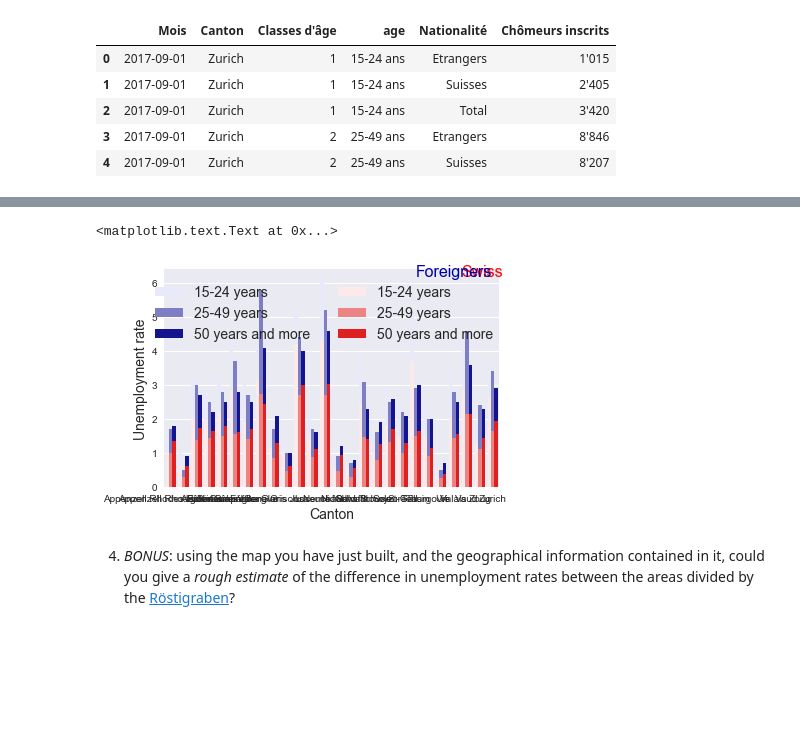
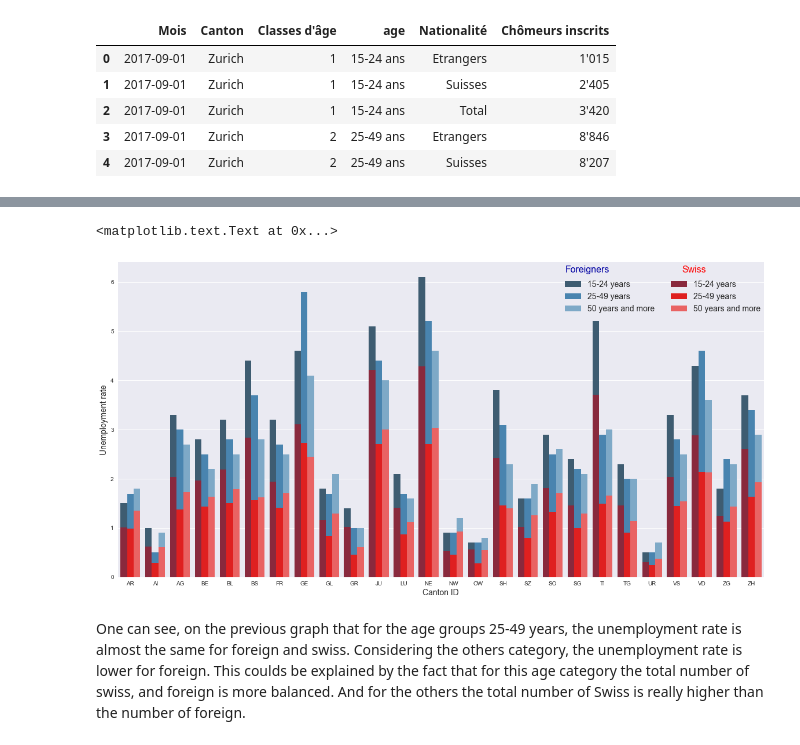
Before and after one commit to mathildemrt/ada, a Jupyter notebook: 03 - Interactive Viz/Homework3-2.ipynb, the cells around one changed output, grey strips where cells are left out. Drawn from its saved outputs; the diff is of its cells as text; code cells hidden in the pictures; blank space fills up the shorter version.

Commit message:
Tweaked some charts and maps.

```diff
--- a/03 - Interactive Viz/Homework3-2.ipynb
+++ b/03 - Interactive Viz/Homework3-2.ipynb
@@ -258,6 +257,8 @@ displaySwissMap(foreign_swiss,
 # Load data from xls spreadsheet to pandas dataframe
 classe_age = pd.read_excel('data/classe_age.xls',sheetname='classe_age.csv',skifooter=2)
 
+
+classe_age['Canton ID']=classe_age['Canton'].map(Canton_ID)
 
 #ENGLISH TRANSLATION:
 
@@ -272,5 +273,5 @@ classe_age = classe_age.rename(index=str, columns={
 
 classe_age = classe_age.sort_values('Unemployment rate', ascending=[0])
 
-classe_age= classe_age[['Canton','Age groups','Unemployment rate']]
+classe_age= classe_age[['Canton ID','Canton','Age groups','Unemployment rate']]
 # %% [markdown]
@@ -332,38 +336,38 @@ classe_age.tail()
 # %%
-fig = plt.figure()
+fig = plt.figure(figsize=(20,10))
 ax = fig.add_subplot(111)
 
 #Plot 1 - background - "total" (top) series
-a = sns.factorplot(x = 'Canton',
+a = sns.factorplot(x = 'Canton ID',
                    y = 'Unemployment rate',
-                   color = "#0000A3",
+                   palette="Blues_d",
                    hue='Age groups',
                    kind='bar',
                    data=classe_age,
                    ax=ax)
 
 #Plot 2 - overlay - "bottom" series
-b = sns.factorplot(x = 'Canton',
+b = sns.factorplot(x = 'Canton ID',
                    y = 'unemployment rate of Swiss',
-                   color = "red",
+                   palette = [[0.6,0.1,0.2],'#FF0000',[1,0.3,0.3]],
                    hue='Age groups',
                    kind='bar',
                    data=classe_age,
                    ax=ax)
 
 plt.close(a.fig)
 plt.close(b.fig)
 plt.legend(bbox_to_anchor=(0., 0.85, 1., .102),
            loc=1,
            ncol=2,
            borderaxespad=0.,
            fontsize=14)
-plt.text(22.6, 6.2, r'Swiss', fontsize=16, color='red')
-plt.text(19, 6.2, r'Foreigners', fontsize=16, color='#0000A3')
-plt.xlabel('Canton', fontsize=14)
+plt.text(22.2, 6.2, r'Swiss', fontsize=16, color='red')
+plt.text(17.5, 6.2, r'Foreigners', fontsize=16, color='#0000A3')
+plt.xlabel('Canton ID', fontsize=14)
 plt.ylabel('Unemployment rate', fontsize=14)
 # %% [output]
 <matplotlib.text.Text at 0x...>
-[figure, old version]
+[figure, new version]
-# %% [markdown]
-4) *BONUS*: using the map you have just built, and the geographical information contained in it, could you give a *rough estimate* of the difference in unemployment rates between the areas divided by the [Röstigraben](https://en.wikipedia.org/wiki/R%C3%B6stigraben)?
+# %% [markdown]
+One can see, on the previous graph that for the age groups 25-49 years, the unemployment rate is almost the same for foreign and swiss. Considering the others category, the unemployment rate is lower for foreign. This coulds be explained by the fact that for this age category the total number of swiss, and foreign is more balanced. And for the others the total number of Swiss is really higher than the number of foreign.
```
Also changed, not shown: parts of 12 cells of this notebook, 4 other files.
